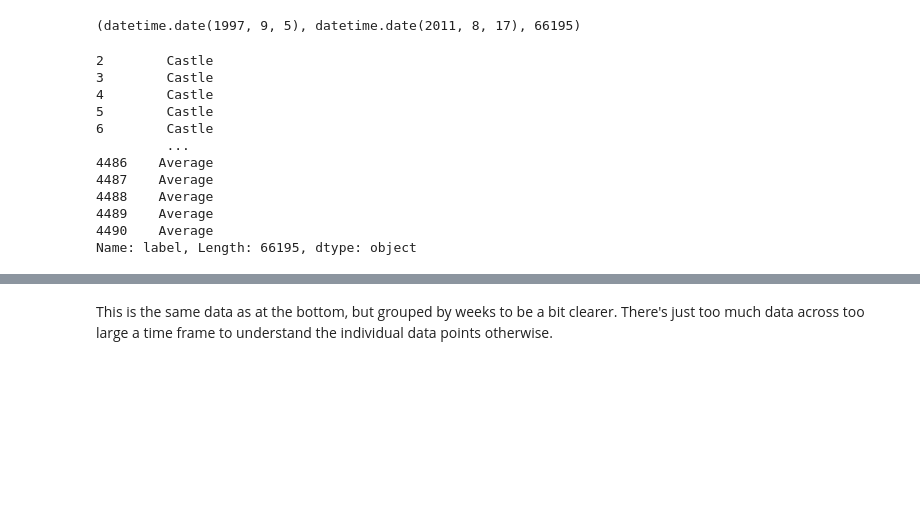
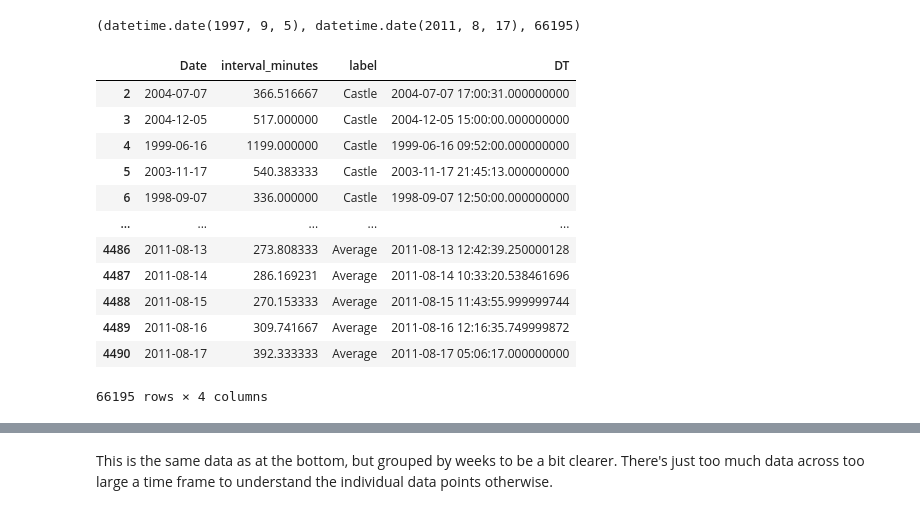
Before and after one commit to justinabrahms/eou_dat315, a Jupyter notebook: project3.ipynb, the cells around one changed output, grey strips where cells are left out. Saved outputs shown, nothing was run; the diff lists cells and outputs as text; code cells hidden in the pictures; blank space fills up the shorter version.

```diff
--- a/project3.ipynb
+++ b/project3.ipynb
@@ -64,18 +66,19 @@ combined = pd.concat([castle, daisy, grand, averaged])[['Date', 'interval_minute
 combined['Date'].max(), len(combined['Date']))
 # %% [output]
 (datetime.date(1997, 9, 5), datetime.date(2011, 8, 17), 66195)
-# %%
-combined['label']
-# %% [output]
-2        Castle
-3        Castle
-4        Castle
-5        Castle
-6        Castle
-         ...
-4486    Average
-4487    Average
-4488    Average
-4489    Average
-4490    Average
-Name: label, Length: 66195, dtype: object
+# %%
+combined
+# %% [output]
+|  | Date | interval_minutes | label | DT |
+| 2 | 2004-07-07 | 366.516667 | Castle | 2004-07-07 17:00:31.000000000 |
+| 3 | 2004-12-05 | 517.000000 | Castle | 2004-12-05 15:00:00.000000000 |
+| 4 | 1999-06-16 | 1199.000000 | Castle | 1999-06-16 09:52:00.000000000 |
+| 5 | 2003-11-17 | 540.383333 | Castle | 2003-11-17 21:45:13.000000000 |
+| 6 | 1998-09-07 | 336.000000 | Castle | 1998-09-07 12:50:00.000000000 |
+| ... | ... | ... | ... | ... |
+| 4486 | 2011-08-13 | 273.808333 | Average | 2011-08-13 12:42:39.250000128 |
+| 4487 | 2011-08-14 | 286.169231 | Average | 2011-08-14 10:33:20.538461696 |
+| 4488 | 2011-08-15 | 270.153333 | Average | 2011-08-15 11:43:55.999999744 |
+| 4489 | 2011-08-16 | 309.741667 | Average | 2011-08-16 12:16:35.749999872 |
+| 4490 | 2011-08-17 | 392.333333 | Average | 2011-08-17 05:06:17.000000000 |
+66195 rows × 4 columns
```
Also changed, not shown: parts of 6 cells of this notebook.
